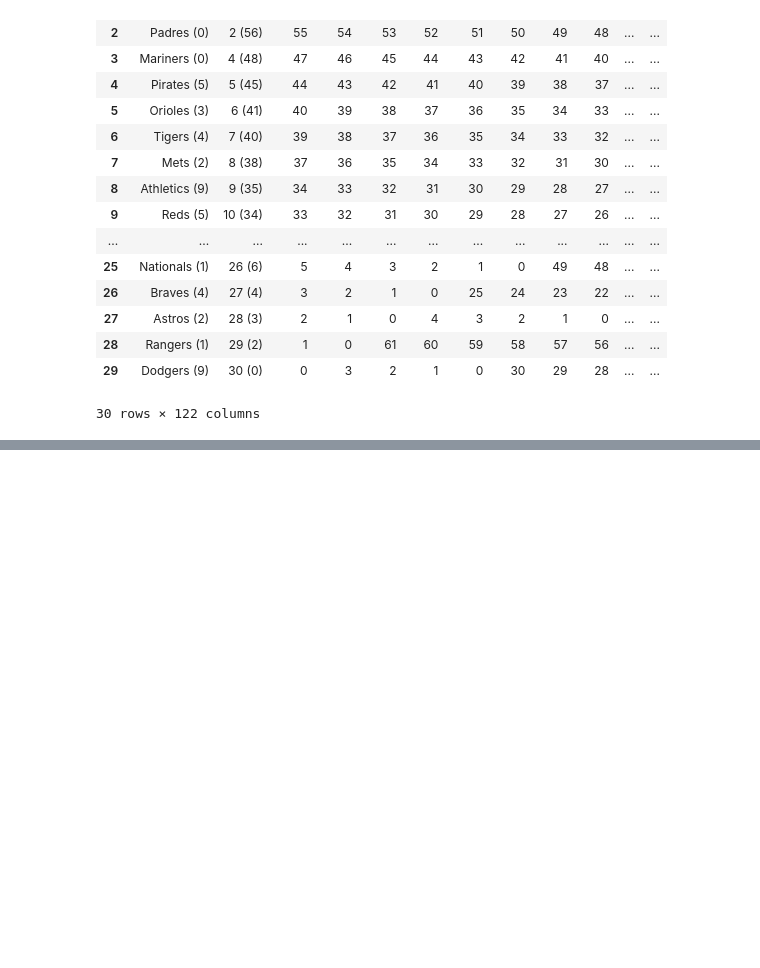
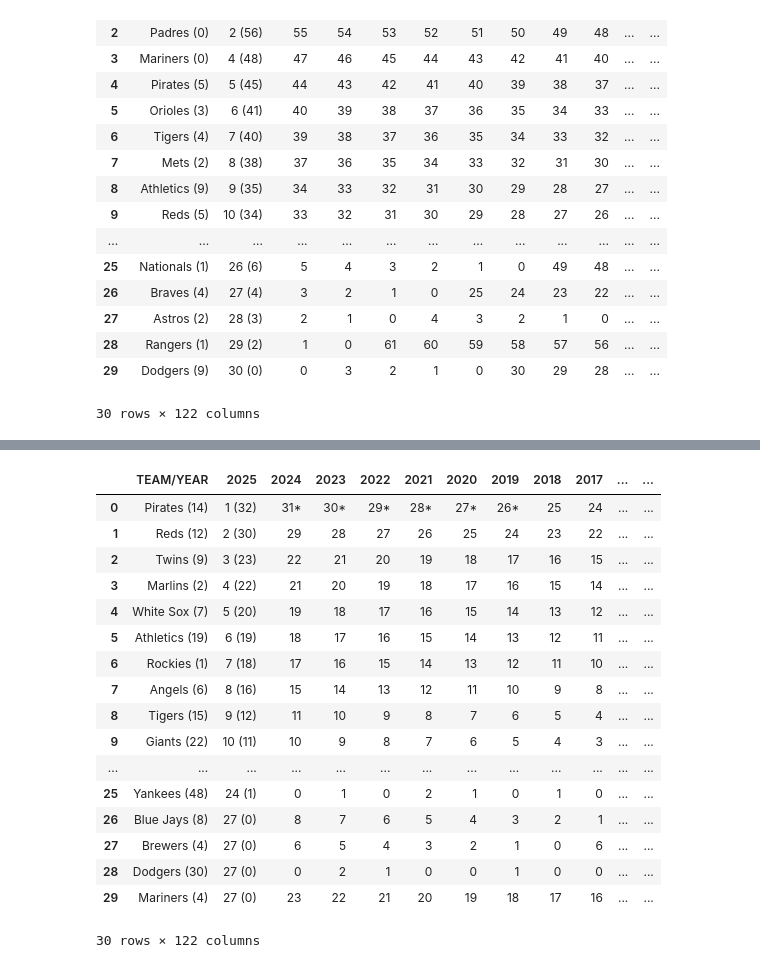
Before and after one commit to gadamico/Sports-Data, a Jupyter notebook: baseball/notebooks/scratch_work.ipynb, the cells around one changed output, grey strips where cells are left out. Saved outputs shown, nothing was run; the diff lists cells and outputs as text; code cells hidden in the pictures; blank space fills up the shorter version.

```diff
--- a/baseball/notebooks/scratch_work.ipynb
+++ b/baseball/notebooks/scratch_work.ipynb
@@ -400,0 +445,21 @@ pd.read_csv('../data/champ_droughts.csv')
+# %%
+pd.read_csv("../data/lcsp_droughts.csv")
+# %% [output]
+|  | TEAM/YEAR | 2025 | 2024 | 2023 | 2022 | 2021 | 2020 | 2019 | 2018 | 2017 | ... | ... |
+| 0 | Pirates (14) | 1 (32) | 31* | 30* | 29* | 28* | 27* | 26* | 25 | 24 | ... | ... |
+| 1 | Reds (12) | 2 (30) | 29 | 28 | 27 | 26 | 25 | 24 | 23 | 22 | ... | ... |
+| 2 | Twins (9) | 3 (23) | 22 | 21 | 20 | 19 | 18 | 17 | 16 | 15 | ... | ... |
+| 3 | Marlins (2) | 4 (22) | 21 | 20 | 19 | 18 | 17 | 16 | 15 | 14 | ... | ... |
+| 4 | White Sox (7) | 5 (20) | 19 | 18 | 17 | 16 | 15 | 14 | 13 | 12 | ... | ... |
+| 5 | Athletics (19) | 6 (19) | 18 | 17 | 16 | 15 | 14 | 13 | 12 | 11 | ... | ... |
+| 6 | Rockies (1) | 7 (18) | 17 | 16 | 15 | 14 | 13 | 12 | 11 | 10 | ... | ... |
+| 7 | Angels (6) | 8 (16) | 15 | 14 | 13 | 12 | 11 | 10 | 9 | 8 | ... | ... |
+| 8 | Tigers (15) | 9 (12) | 11 | 10 | 9 | 8 | 7 | 6 | 5 | 4 | ... | ... |
+| 9 | Giants (22) | 10 (11) | 10 | 9 | 8 | 7 | 6 | 5 | 4 | 3 | ... | ... |
+| ... | ... | ... | ... | ... | ... | ... | ... | ... | ... | ... | ... | ... |
+| 25 | Yankees (48) | 24 (1) | 0 | 1 | 0 | 2 | 1 | 0 | 1 | 0 | ... | ... |
+| 26 | Blue Jays (8) | 27 (0) | 8 | 7 | 6 | 5 | 4 | 3 | 2 | 1 | ... | ... |
+| 27 | Brewers (4) | 27 (0) | 6 | 5 | 4 | 3 | 2 | 1 | 0 | 6 | ... | ... |
+| 28 | Dodgers (30) | 27 (0) | 0 | 2 | 1 | 0 | 0 | 1 | 0 | 0 | ... | ... |
+| 29 | Mariners (4) | 27 (0) | 23 | 22 | 21 | 20 | 19 | 18 | 17 | 16 | ... | ... |
+30 rows × 122 columns
```
Also changed, not shown: parts of 10 cells of this notebook, 6 other files.
